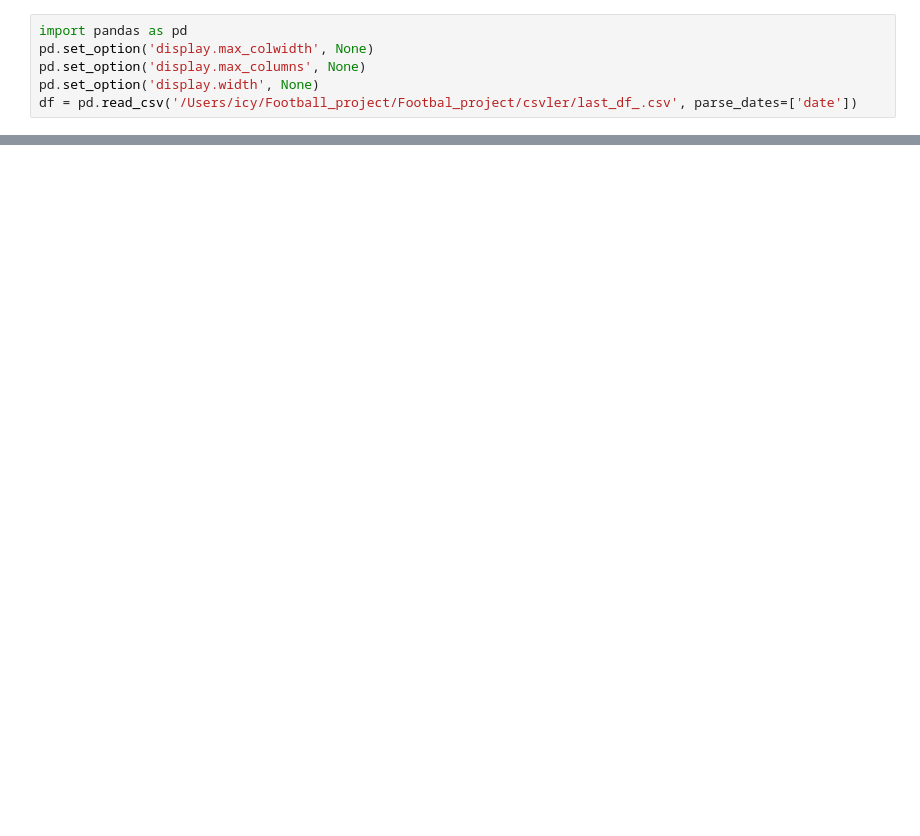
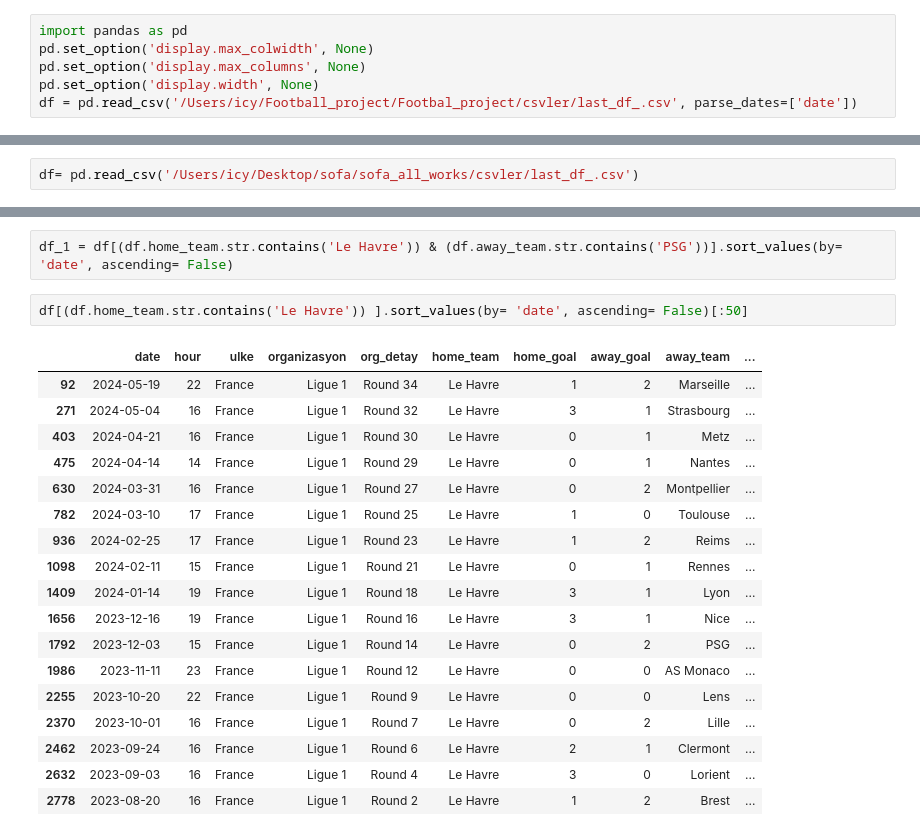
Before and after one commit to jesustr/sofa_calisma, a Jupyter notebook: sofa_functions.ipynb, the cells around one changed output, grey strips where cells are left out. Saved outputs shown, nothing was run; the diff lists cells and outputs as text; blank space fills up the shorter version.

```diff
--- a/sofa_functions.ipynb
+++ b/sofa_functions.ipynb
@@ -76 +82,3 @@ def corner(home,away,hafta= 5,period= None ):
+# %%
+df= pd.read_csv('/Users/icy/Desktop/sofa/sofa_all_works/csvler/last_df_.csv')
 # %%
@@ -112 +123,24 @@ corner(home='Rize',away= 'Başak', hafta= 5, period= 1)
 ... (9 outputs left out)
+# %%
+df_1 = df[(df.home_team.str.contains('Le Havre')) & (df.away_team.str.contains('PSG'))].sort_values(by= 'date', ascending= False)
+# %%
+df[(df.home_team.str.contains('Le Havre')) ].sort_values(by= 'date', ascending= False)[:50]
+# %% [output]
+|  | date | hour | ulke | organizasyon | org_detay | home_team | home_goal | away_goal | away_team | ... |
+| 92 | 2024-05-19 | 22 | France | Ligue 1 | Round 34 | Le Havre | 1 | 2 | Marseille | ... |
+| 271 | 2024-05-04 | 16 | France | Ligue 1 | Round 32 | Le Havre | 3 | 1 | Strasbourg | ... |
+| 403 | 2024-04-21 | 16 | France | Ligue 1 | Round 30 | Le Havre | 0 | 1 | Metz | ... |
+| 475 | 2024-04-14 | 14 | France | Ligue 1 | Round 29 | Le Havre | 0 | 1 | Nantes | ... |
+| 630 | 2024-03-31 | 16 | France | Ligue 1 | Round 27 | Le Havre | 0 | 2 | Montpellier | ... |
+| 782 | 2024-03-10 | 17 | France | Ligue 1 | Round 25 | Le Havre | 1 | 0 | Toulouse | ... |
+| 936 | 2024-02-25 | 17 | France | Ligue 1 | Round 23 | Le Havre | 1 | 2 | Reims | ... |
+| 1098 | 2024-02-11 | 15 | France | Ligue 1 | Round 21 | Le Havre | 0 | 1 | Rennes | ... |
+| 1409 | 2024-01-14 | 19 | France | Ligue 1 | Round 18 | Le Havre | 3 | 1 | Lyon | ... |
+| 1656 | 2023-12-16 | 19 | France | Ligue 1 | Round 16 | Le Havre | 3 | 1 | Nice | ... |
+| 1792 | 2023-12-03 | 15 | France | Ligue 1 | Round 14 | Le Havre | 0 | 2 | PSG | ... |
+| 1986 | 2023-11-11 | 23 | France | Ligue 1 | Round 12 | Le Havre | 0 | 0 | AS Monaco | ... |
+| 2255 | 2023-10-20 | 22 | France | Ligue 1 | Round 9 | Le Havre | 0 | 0 | Lens | ... |
+| 2370 | 2023-10-01 | 16 | France | Ligue 1 | Round 7 | Le Havre | 0 | 2 | Lille | ... |
+| 2462 | 2023-09-24 | 16 | France | Ligue 1 | Round 6 | Le Havre | 2 | 1 | Clermont | ... |
+| 2632 | 2023-09-03 | 16 | France | Ligue 1 | Round 4 | Le Havre | 3 | 0 | Lorient | ... |
+| 2778 | 2023-08-20 | 16 | France | Ligue 1 | Round 2 | Le Havre | 1 | 2 | Brest | ... |
```
Also changed, not shown: parts of 5 cells of this notebook, 4 other files.
